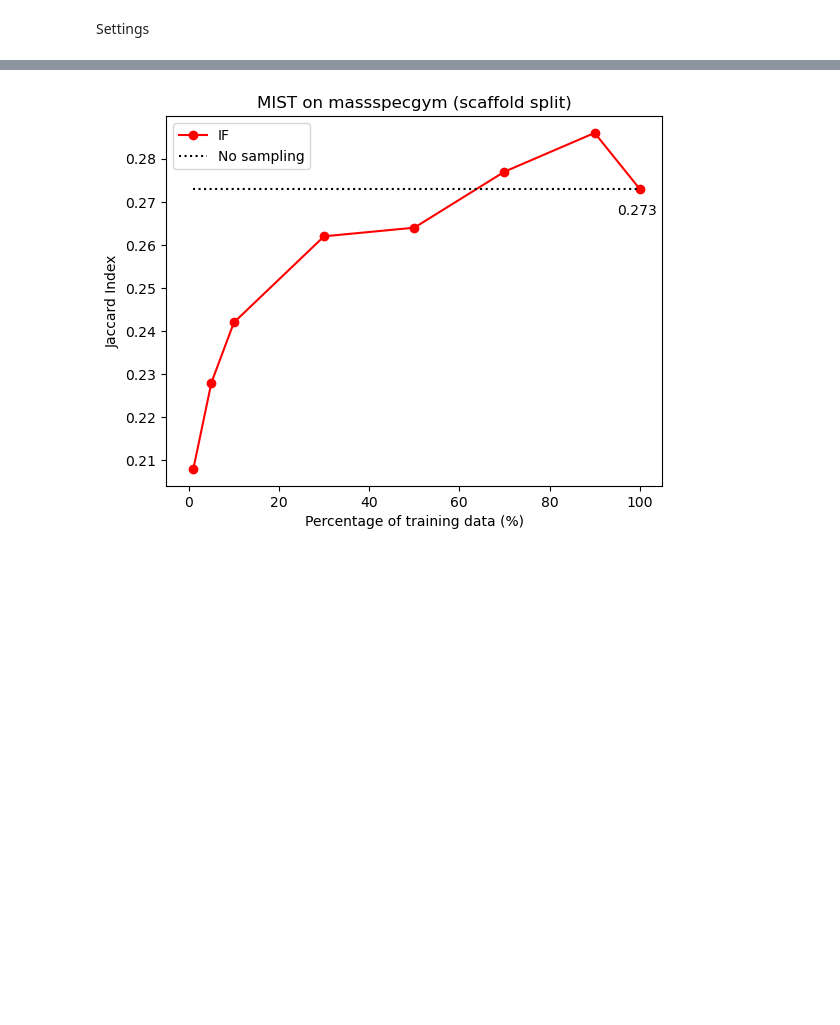
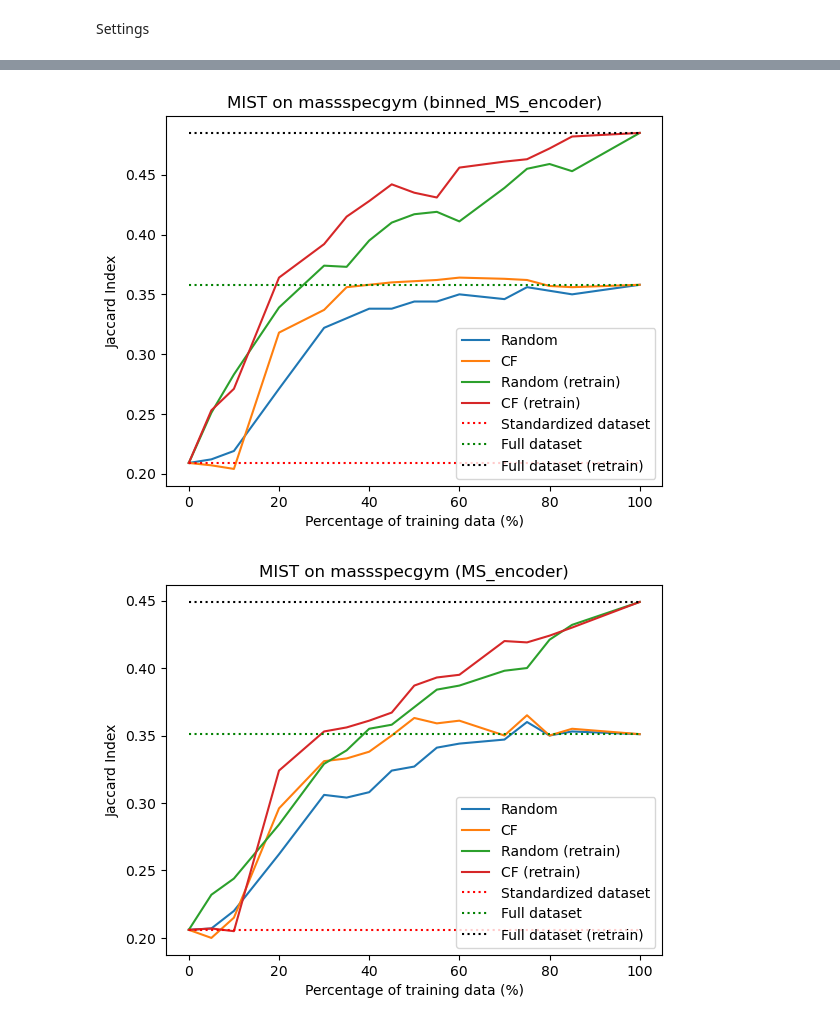
Before and after one commit to serenaklm/ML_MS_analysis, a Jupyter notebook: diagnosis/06_get_IF_sampling_performance.ipynb, the cells around one changed output, grey strips where cells are left out. Cells and saved outputs as stored; diff of their text form; code cells hidden in the pictures; blank space fills up the shorter version.

```diff
--- a/diagnosis/06_get_IF_sampling_performance.ipynb
+++ b/diagnosis/06_get_IF_sampling_performance.ipynb
@@ -7,3 +7,12 @@ import matplotlib.pyplot as plt
 from utils import load_pickle, load_json
 # %% [markdown]
 Settings
+# %%
+results_folder = "../FP_prediction/baseline_models/FT_results"
+combined_results_folder = "../FP_prediction/baseline_models/results_w_sampling"
+main_results_folder = "../FP_prediction/baseline_models/best_models"
+datasets = ["massspecgym", "nist2023"]
+models = ["binned_MS_encoder", "MS_encoder", "formula_encoder"]
+all_samping_strategies = ["CF", "random"]
+
+model_mapping = {"MS_encoder": "MS_", "binned_MS_encoder": "binned_", "formula_encoder": "formula_"}
@@ -38,24 +110,45 @@ print(sorted(all_results["IF"].items(), key = lambda x: x[0]))
 # %%
-x_values = sorted(list(all_results["IF"].keys()))
+dataset = "massspecgym"
+for model in ["binned_MS_encoder", "MS_encoder", "formula_encoder"]:
 
-# random = [all_results["random"][x] for x in x_values]
-IF = [all_results["IF"][x] for x in x_values]
-full = [all_results["random"][100] for _ in x_values]
+    x_values = sorted(list(all_results_combined["massspecgym"]["MS_encoder"]["random"].keys()))
+    x_values = [x for x in x_values if x != 90.0]
 
-if split == "scaffold_vanilla": split_text = "scaffold split"
-if split == "inchikey_vanilla": split_text = "inchikey split"
-plt.title(f"MIST on {dataset} ({split_text})")
+    random = [all_results["massspecgym"][model]["random"][x] for x in x_values]
+    CF = [all_results["massspecgym"][model]["CF"][x] for x in x_values]
+    # IF_test = [all_results["massspecgym"][model]["IF_test"][x] for x in x_values]
+    # IF_val = [all_results["massspecgym"][model]["IF_val"][x] for x in x_values]
+    subset = [all_results["massspecgym"][model]["random"][0.0] for _ in x_values]
+    full = [all_results["massspecgym"][model]["random"][100.0] for _ in x_values]
 
-plt.xlabel("Percentage of training data (%)")
-plt.ylabel("Jaccard Index")
-plt.xlim(-5, 105)
+    random_full = [all_results_combined["massspecgym"][model]["random"][x] for x in x_values]
+    CF_full = [all_results_combined["massspecgym"][model]["CF"][x] for x in x_values]
+    # IF_test_full = [all_results_combined["massspecgym"][model]["IF_test"][x] for x in x_values]
+    # IF_val_full = [all_results_combined["massspecgym"][model]["IF_val"][x] for x in x_values]
+    full_full = [all_results_combined["massspecgym"][model]["random"][100.0] for _ in x_values]
 
-plt.plot(x_values, IF, label = "IF", color = "red", marker = "o")
-# plt.plot(x_values, IF, label = "Random", marker = "o")
-plt.plot(x_values, full, label = "No sampling", linestyle = "dotted", color = "black")
-plt.annotate(full[0], (95, full[0] - 0.006))
+    plt.title(f"MIST on {dataset} ({model})")
 
-plt.legend()
-plt.show()
+    plt.xlabel("Percentage of training data (%)")
+    plt.ylabel("Jaccard Index")
+
+    # plt.plot(x_values, IF_test, label = "IF (test)")
+    # plt.plot(x_values, IF_val, label = "IF (val)")
+    plt.plot(x_values, random, label = "Random")
+    plt.plot(x_values, CF, label = "CF")
+
+    plt.plot(x_values, random_full, label = "Random (retrain)")
+    plt.plot(x_values, CF_full, label = "CF (retrain)")
+    # plt.plot(x_values, IF_test_full, label = "IF (test, retrain)")
+    # plt.plot(x_values, IF_val_full, label = "IF (val, retrain)")
+
+
+    plt.plot(x_values, subset, label = "Standardized dataset", linestyle = "dotted", color = "red")
+    plt.plot(x_values, full, label = "Full dataset", linestyle = "dotted", color = "green")
+    plt.plot(x_values, full_full, label = "Full dataset (retrain)", linestyle = "dotted", color = "black")
+
+    plt.legend()
+    plt.show()
 # %% [output]
-[figure, old version]
+[figure, new version]
+[figure, added]
```
Also changed, not shown: parts of 5 cells of this notebook, 20 other files.
